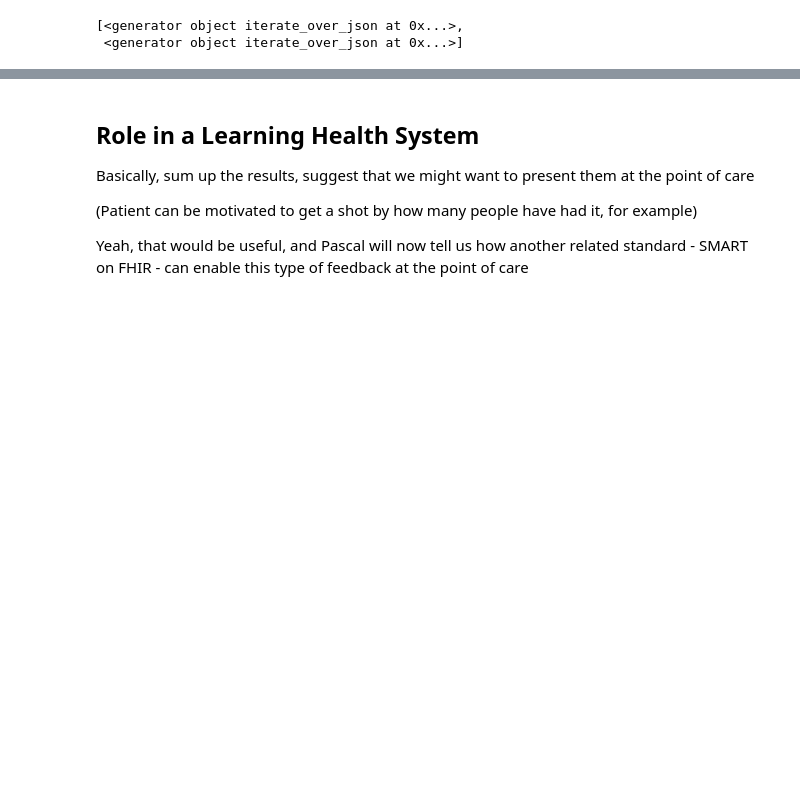
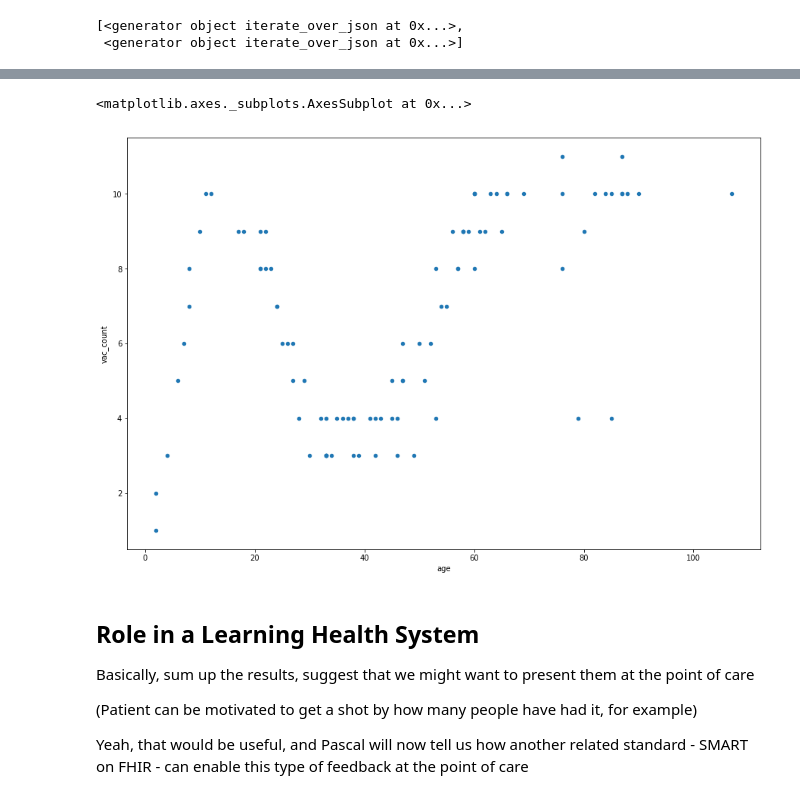
Before and after one commit to uw-fhir/fhir-analytics-tutorial, a Jupyter notebook: bulk-fhir-tutorial.ipynb, the cells around one changed output, grey strips where cells are left out. Drawn from its saved outputs; the diff is of its cells as text; code cells hidden in the pictures; blank space fills up the shorter version.

```diff
--- a/bulk-fhir-tutorial.ipynb
+++ b/bulk-fhir-tutorial.ipynb
@@ -275,3 +294,14 @@ pd.merge(clean_patients, clean_vaccinations, left_on='id', right_on='patient')
+# %%
+agg = merged[merged.vaccineCode == 140].groupby(['patient', 'age']).count()['vaccineCode']
+
+plot_df = pd.DataFrame({'age': list(agg.index.get_level_values(1)), 'vac_count': agg})
+
+plot_df.head()
+
+plot_df.plot.scatter(x='age', y='vac_count')
+# %% [output]
+<matplotlib.axes._subplots.AxesSubplot at 0x...>
+[figure, added]
 # %% [markdown]
 ## Role in a Learning Health System
 
```
Also changed, not shown: parts of 4 cells of this notebook.
